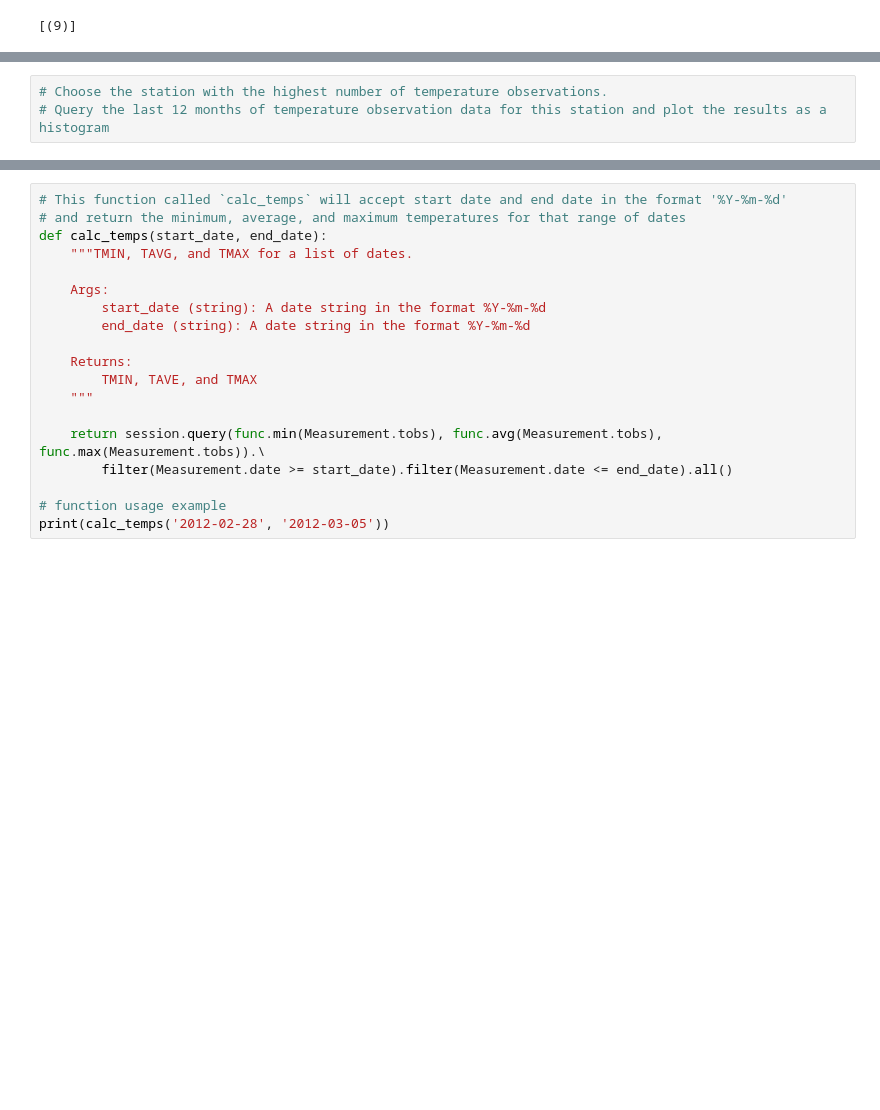
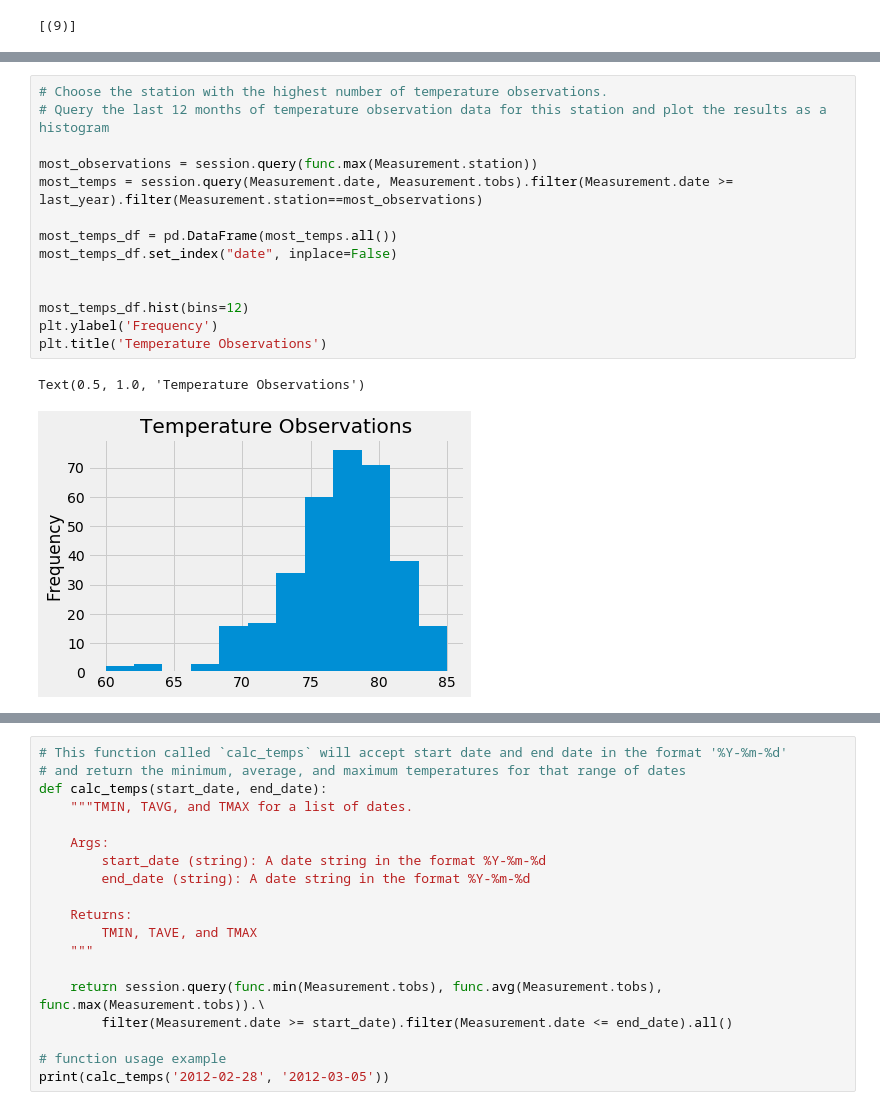
Before and after one commit to emilyrush/HawaiiClimate, a Jupyter notebook: erush_climate_starter1.ipynb, the cells around one changed output, grey strips where cells are left out. Drawn from its saved outputs; the diff is of its cells as text; blank space fills up the shorter version.

```diff
--- a/erush_climate_starter.ipynb
+++ b/erush_climate_starter1.ipynb
@@ -122,6 +134,20 @@ stations
 # %%
 # Choose the station with the highest number of temperature observations.
 # Query the last 12 months of temperature observation data for this station and plot the results as a histogram
+
+most_observations = session.query(func.max(Measurement.station))
+most_temps = session.query(Measurement.date, Measurement.tobs).filter(Measurement.date >= last_year).filter(Measurement.station==most_observations)
+
+most_temps_df = pd.DataFrame(most_temps.all())
+most_temps_df.set_index("date", inplace=False)
+
+
+most_temps_df.hist(bins=12)
+plt.ylabel('Frequency')
+plt.title('Temperature Observations')
+# %% [output]
+Text(0.5, 1.0, 'Temperature Observations')
+[figure, added]
 # %% [markdown]
 ![precipitation](Images/station-histogram.png)
 # %%
```
Also changed, not shown: parts of 6 cells of this notebook.
